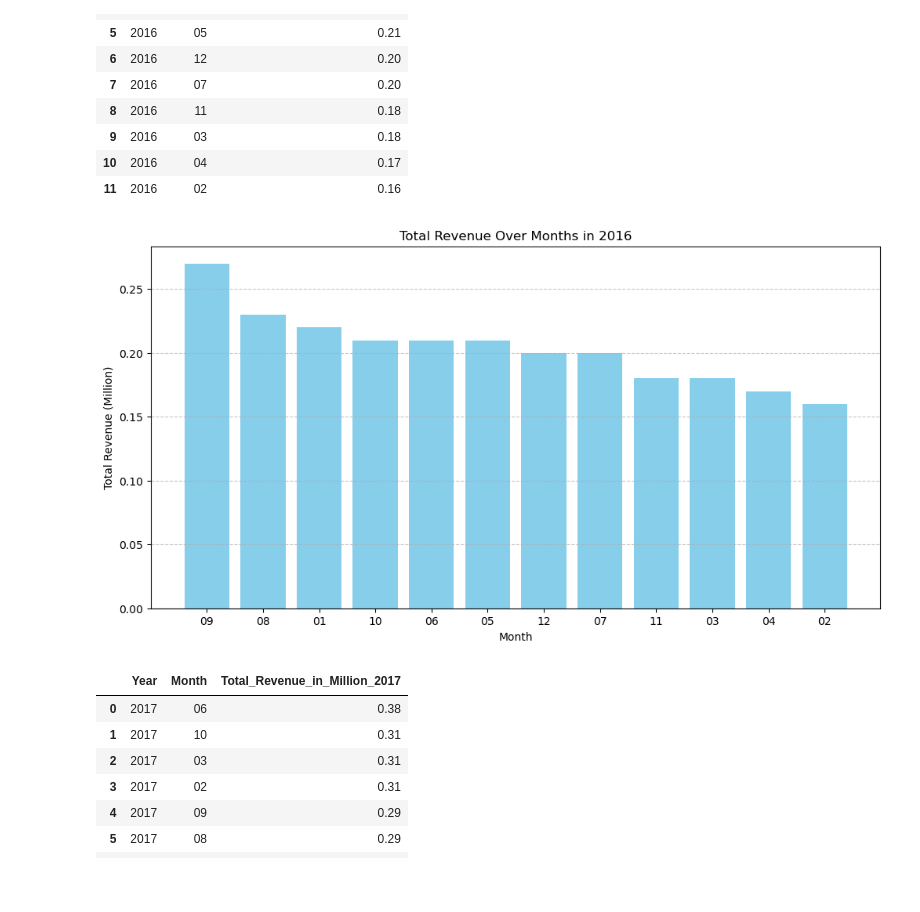
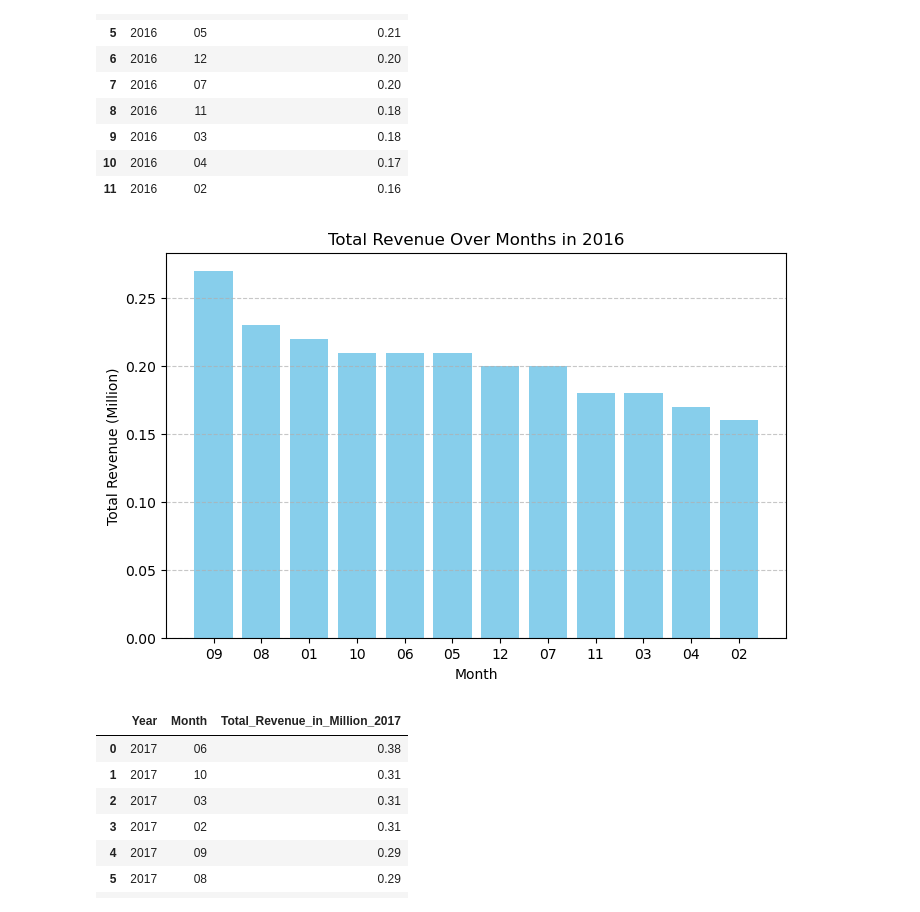
Before and after one commit to DiogocViana/Retail-Bike-Store-SQL-Notebook, a Jupyter notebook: Retail Bike Store.ipynb, the cells around one changed output. Drawn from its saved outputs; the diff is of its cells as text; code cells hidden in the pictures; blank space fills up the shorter version.

```diff
--- a/Retail Bike Store.ipynb
+++ b/Retail Bike Store.ipynb
@@ -905,16 +921,16 @@ df_2016
 | 10 | 2016 | 04 | 0.17 |
 | 11 | 2016 | 02 | 0.16 |
 # %%
-plt.figure(figsize=(12, 6))
+plt.figure(figsize=(8, 5))
 plt.bar(df_2016['Month'], df_2016['Total_Revenue_in_Million_2016'], color='skyblue')
 plt.xlabel('Month')
 plt.ylabel('Total Revenue (Million)')
 plt.title('Total Revenue Over Months in 2016')
 plt.grid(axis='y', linestyle='--', alpha=0.7)
 
 plt.show()
 # %% [output]
-[figure, old version]
+[figure, new version]
 # %%
 query = '''
 WITH total_sale AS (
```
Also changed, not shown: parts of 34 cells of this notebook.
